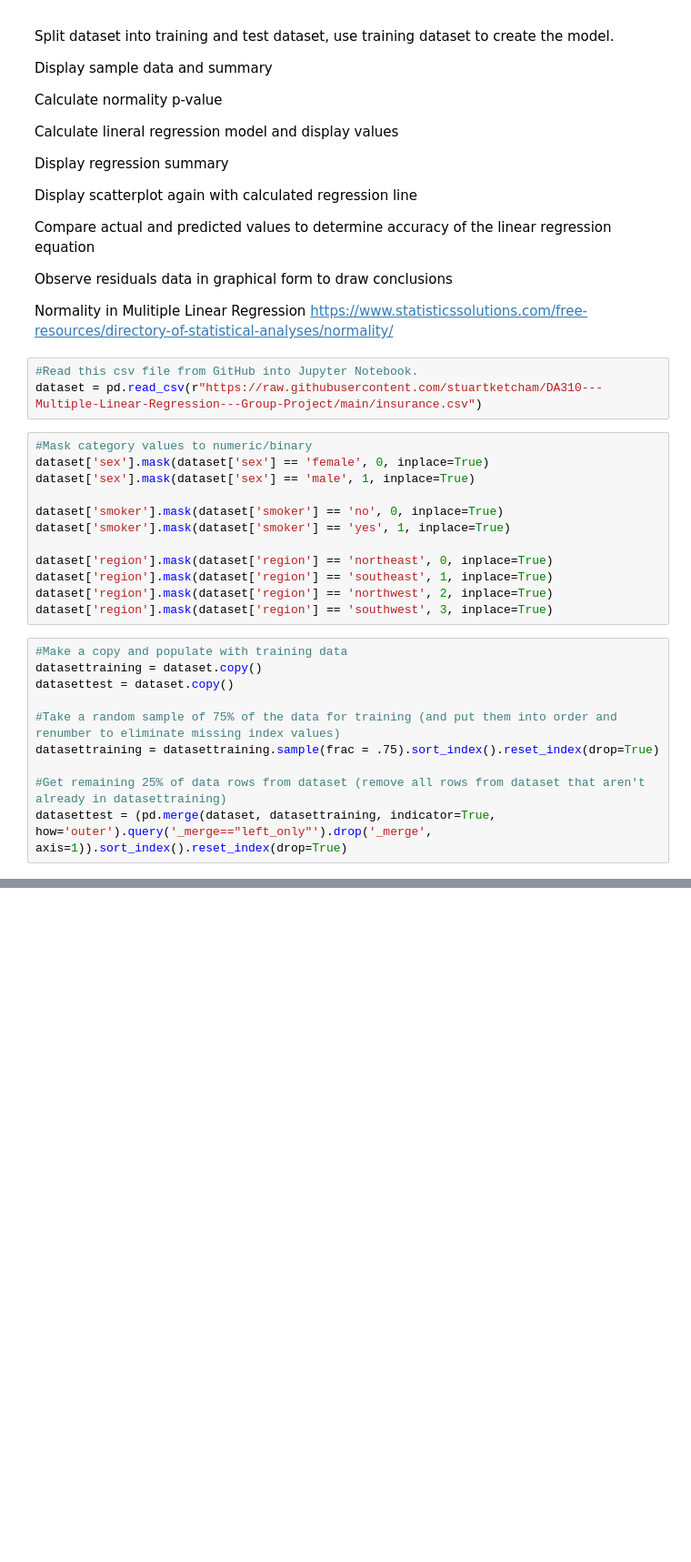
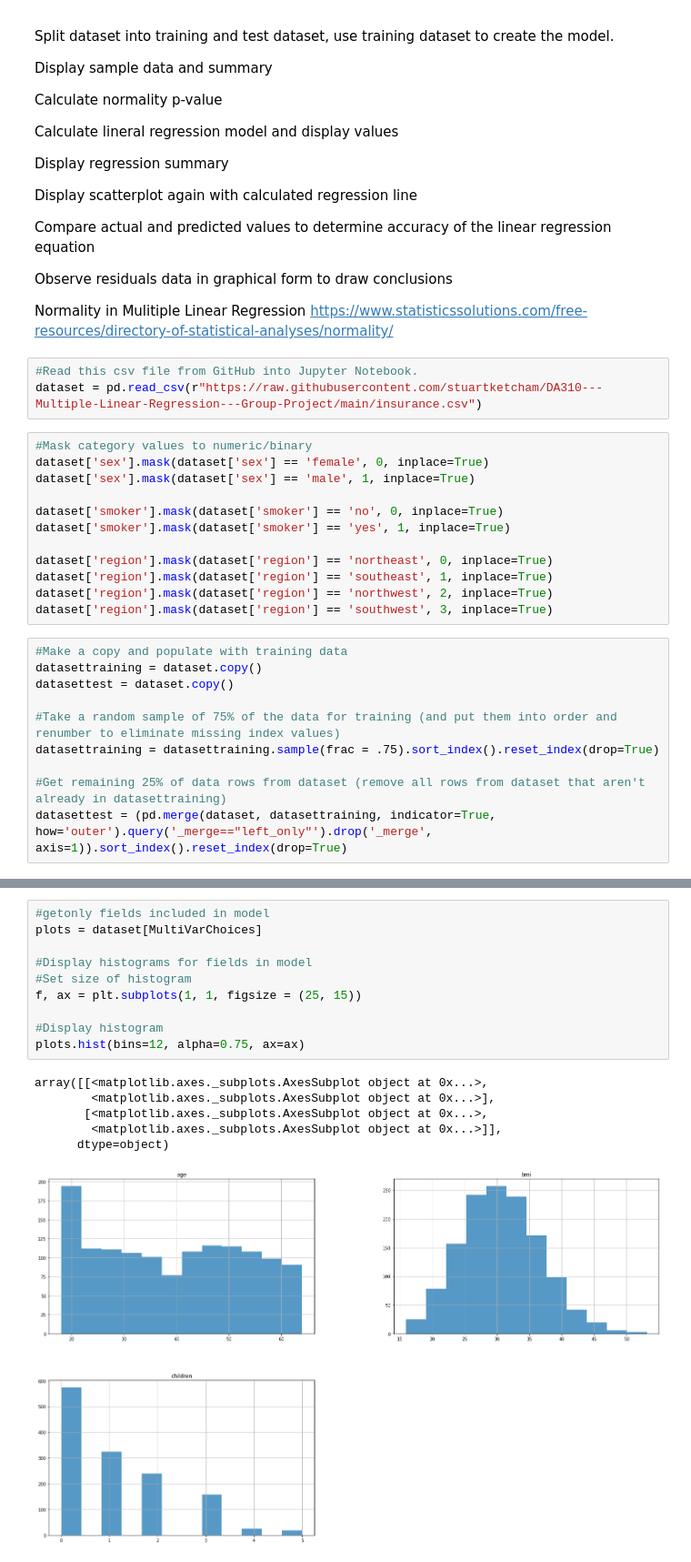
Before and after one commit to stuartketcham/DA310---Multiple-Linear-Regression---Group-Project, a Jupyter notebook: DA310_Multiple_Linear_Regression_Group_Project_insurance.ipynb, the cells around one changed output, grey strips where cells are left out. Shown: that part at 91% size. Saved outputs shown, nothing was run; the diff lists cells and outputs as text; blank space fills up the shorter version.

```diff
--- a/DA310_Multiple_Linear_Regression_Group_Project_insurance.ipynb
+++ b/DA310_Multiple_Linear_Regression_Group_Project_insurance.ipynb
@@ -104,5 +110,22 @@ model.fit(datasettraining[MultiVarChoices], datasettraining['charges'])
 # %% [output]
 LinearRegression()
+# %%
+#getonly fields included in model
+plots = dataset[MultiVarChoices]
+
+#Display histograms for fields in model
+#Set size of histogram
+f, ax = plt.subplots(1, 1, figsize = (25, 15))
+
+#Display histogram
+plots.hist(bins=12, alpha=0.75, ax=ax)
+# %% [output]
+array([[<matplotlib.axes._subplots.AxesSubplot object at 0x...>,
+        <matplotlib.axes._subplots.AxesSubplot object at 0x...>],
+       [<matplotlib.axes._subplots.AxesSubplot object at 0x...>,
+        <matplotlib.axes._subplots.AxesSubplot object at 0x...>]],
+      dtype=object)
+[figure, added]
 # %%
 #Gernate list of predictions from test data
 predictions = model.predict(datasettest[MultiVarChoices])
```
Also changed, not shown: parts of 13 cells of this notebook.
